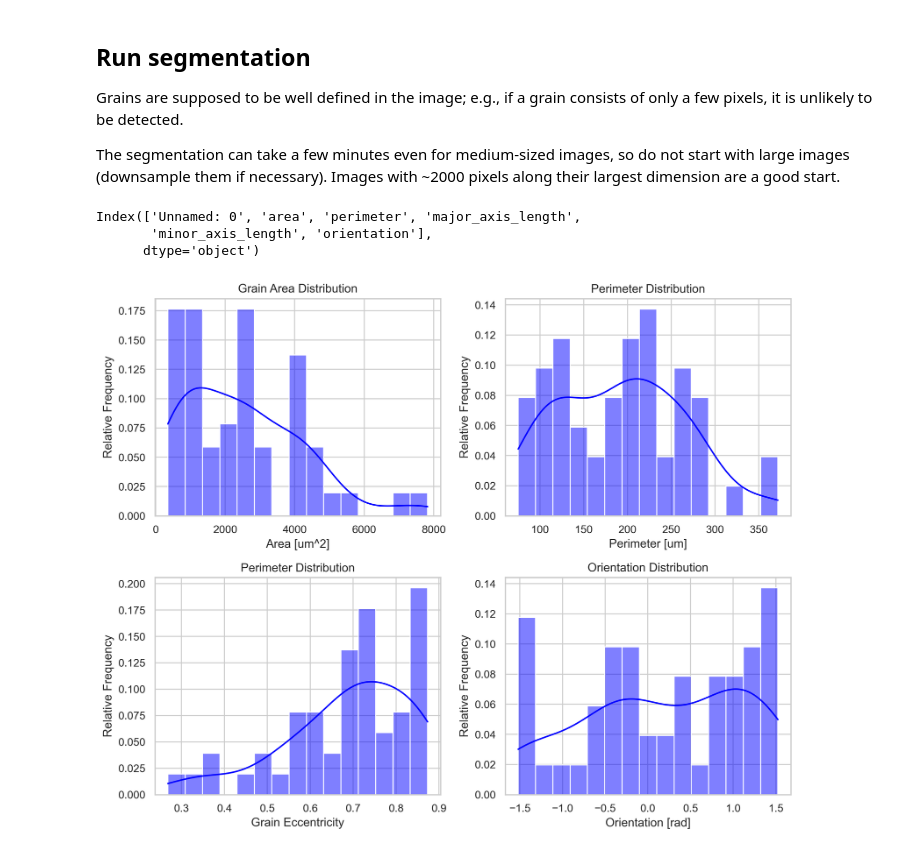
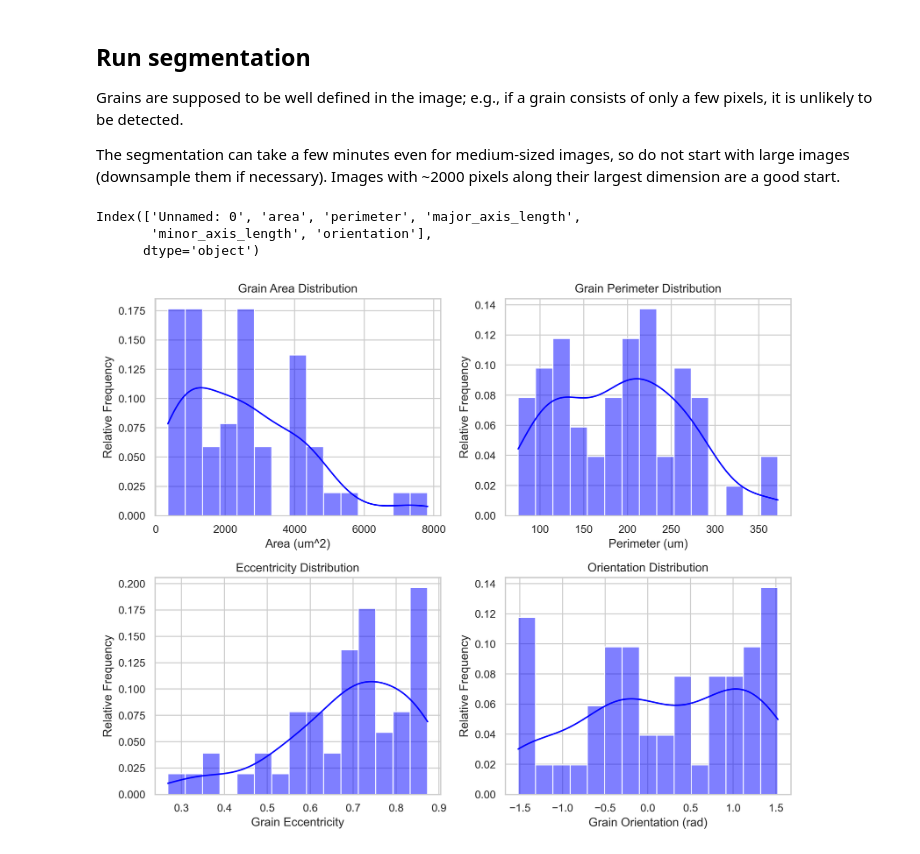
Before and after one commit to Printz-Lab/segmenteveryperovskite, a Jupyter notebook: perovskite_segmentation/plot_grains_histograms.ipynb, the cells around one changed output. Cells and saved outputs as stored; diff of their text form; code cells hidden in the pictures.

```diff
--- a/perovskite_segmentation/plot_grains_histograms.ipynb
+++ b/perovskite_segmentation/plot_grains_histograms.ipynb
@@ -27,47 +27,46 @@ fig, axes = plt.subplots(2, 2, figsize=(10, 8), dpi=300)
 
 plt.subplot(2, 2, 1)
 sns.histplot(grain_df['area'], bins=n_bins, kde=True, color='blue', stat='probability')
-plt.xlabel(f'Area [{unit}^2]')
+plt.xlabel(f'Area ({unit}^2)')
 plt.ylabel('Relative Frequency')
 plt.title('Grain Area Distribution')
 
 plt.subplot(2, 2, 2)
 sns.histplot(grain_df['perimeter'], bins=n_bins, kde=True, color='blue', stat='probability')
-plt.xlabel(f'Perimeter [{unit}]')
+plt.xlabel(f'Perimeter ({unit})')
 plt.ylabel('Relative Frequency')
-plt.title('Perimeter Distribution')
-
+plt.title('Grain Perimeter Distribution')
 
 # Calculate eccentricity
 grain_df['eccentricity'] = np.sqrt(1 - (grain_df['minor_axis_length'] ** 2 / grain_df['major_axis_length'] ** 2))
 
 plt.subplot(2, 2, 3)
 sns.histplot(grain_df['eccentricity'], bins=n_bins, kde=True, color='blue', stat='probability')
 plt.xlabel(f'Grain Eccentricity')
 plt.ylabel('Relative Frequency')
-plt.title('Perimeter Distribution')
+plt.title('Eccentricity Distribution')
 
 plt.subplot(2, 2, 4)
 sns.histplot(grain_df['orientation'], bins=n_bins, kde=True, color='blue', stat='probability')
-plt.xlabel('Orientation [rad]')
+plt.xlabel('Grain Orientation (rad)')
 plt.ylabel('Relative Frequency')
 plt.title('Orientation Distribution')
 
 
 # Show the plot
 plt.tight_layout()
 plt.show()
 
 
 # plt.figure(figsize=(8, 6), dpi=300)
 # sns.histplot(grain_df['orientation'], bins=n_bins, kde=True, color='blue', stat='probability')
 
 # # Add labels and title
 # plt.xlabel('Orientation [radians]')
 # plt.ylabel('Relative Frequency')
 # plt.title('Orientation Distribution')
 # %% [output]
 Index(['Unnamed: 0', 'area', 'perimeter', 'major_axis_length',
        'minor_axis_length', 'orientation'],
       dtype='object')
-[figure, old version]
+[figure, new version]
```
Also changed, not shown: 7 other files.
